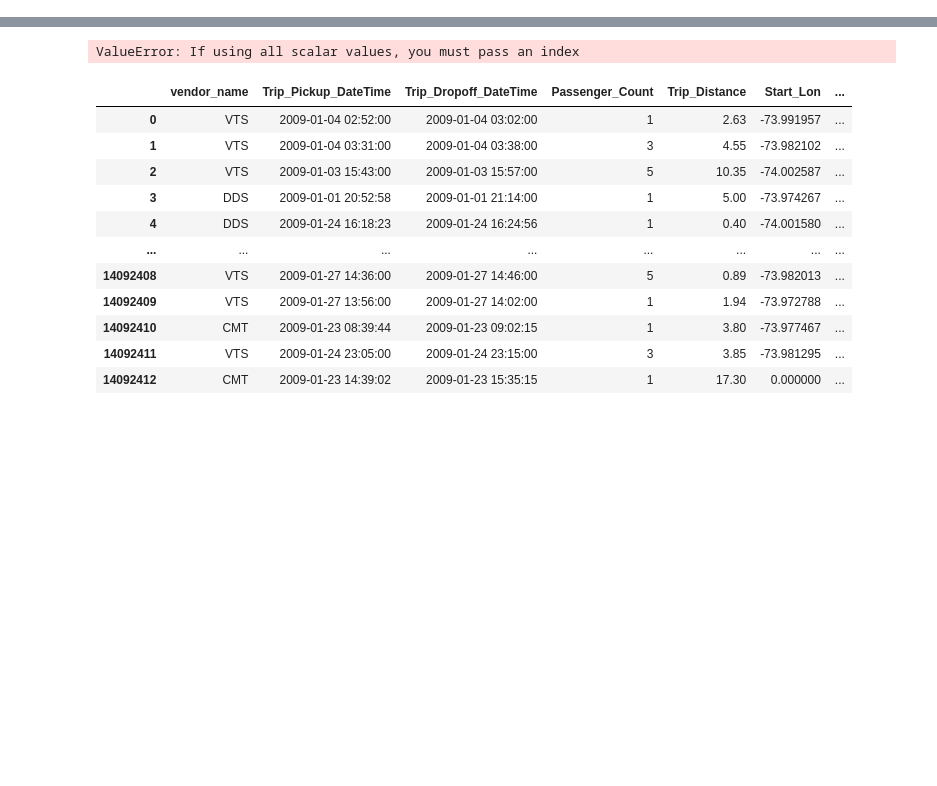
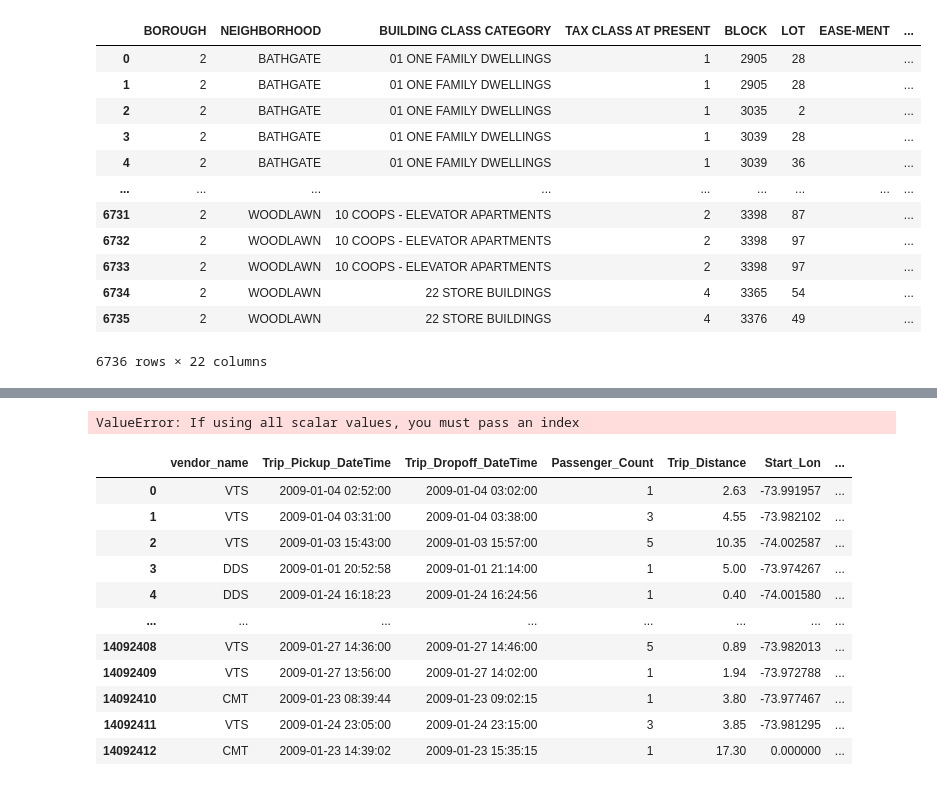
Before and after one commit to EBroestl/NYC_Taxis_and_Property_Value, a Jupyter notebook: Notebooks/NYC Property Values EDA.ipynb, the cells around one changed output, grey strips where cells are left out. Saved outputs shown, nothing was run; the diff lists cells and outputs as text; code cells hidden in the pictures; blank space fills up the shorter version.

```diff
--- a/Notebooks/NYC Property Values EDA.ipynb
+++ b/Notebooks/NYC Property Values EDA.ipynb
@@ -24,3 +25,27 @@ bronx15.columns = [x.replace("\n"," ") for x in bronx15.columns.to_list()]
 bronx15.rename(columns=lambda x: x.strip(), inplace=True)
 # %%
 bronx15 = bronx15.rename(columns=lambda x: x.strip())
+# %%
+bronx15['ZIP CODE']=bronx15['ZIP CODE'].astype(object)
+# %%
+bronx15['ZIP CODE']=bronx15['ZIP CODE'].astype(str)
+# %%
+bronx15['ADDRESS']=bronx15['ADDRESS'].astype(str)
+# %%
+bronx15['address_full']=(bronx15['ADDRESS']+bronx15['ZIP CODE'])
+# %%
+bronx15
+# %% [output]
+|  | BOROUGH | NEIGHBORHOOD | BUILDING CLASS CATEGORY | TAX CLASS AT PRESENT | BLOCK | LOT | EASE-MENT | ... |
+| 0 | 2 | BATHGATE | 01 ONE FAMILY DWELLINGS | 1 | 2905 | 28 |  | ... |
+| 1 | 2 | BATHGATE | 01 ONE FAMILY DWELLINGS | 1 | 2905 | 28 |  | ... |
+| 2 | 2 | BATHGATE | 01 ONE FAMILY DWELLINGS | 1 | 3035 | 2 |  | ... |
+| 3 | 2 | BATHGATE | 01 ONE FAMILY DWELLINGS | 1 | 3039 | 28 |  | ... |
+| 4 | 2 | BATHGATE | 01 ONE FAMILY DWELLINGS | 1 | 3039 | 36 |  | ... |
+| ... | ... | ... | ... | ... | ... | ... | ... | ... |
+| 6731 | 2 | WOODLAWN | 10 COOPS - ELEVATOR APARTMENTS | 2 | 3398 | 87 |  | ... |
+| 6732 | 2 | WOODLAWN | 10 COOPS - ELEVATOR APARTMENTS | 2 | 3398 | 97 |  | ... |
+| 6733 | 2 | WOODLAWN | 10 COOPS - ELEVATOR APARTMENTS | 2 | 3398 | 97 |  | ... |
+| 6734 | 2 | WOODLAWN | 22 STORE BUILDINGS | 4 | 3365 | 54 |  | ... |
+| 6735 | 2 | WOODLAWN | 22 STORE BUILDINGS | 4 | 3376 | 49 |  | ... |
+6736 rows × 22 columns
```
Also changed, not shown: parts of 20 cells of this notebook, 7 other files.
